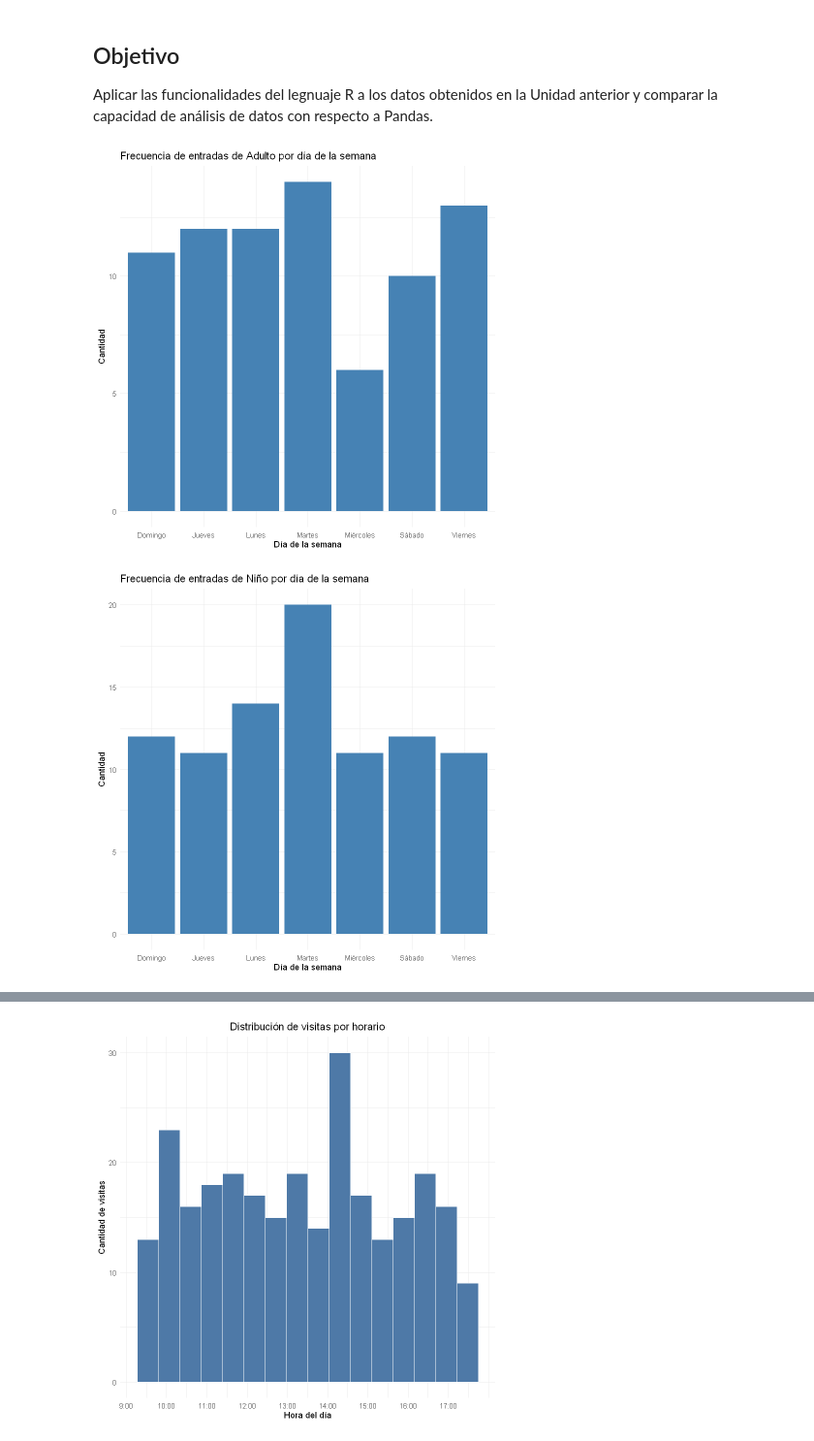
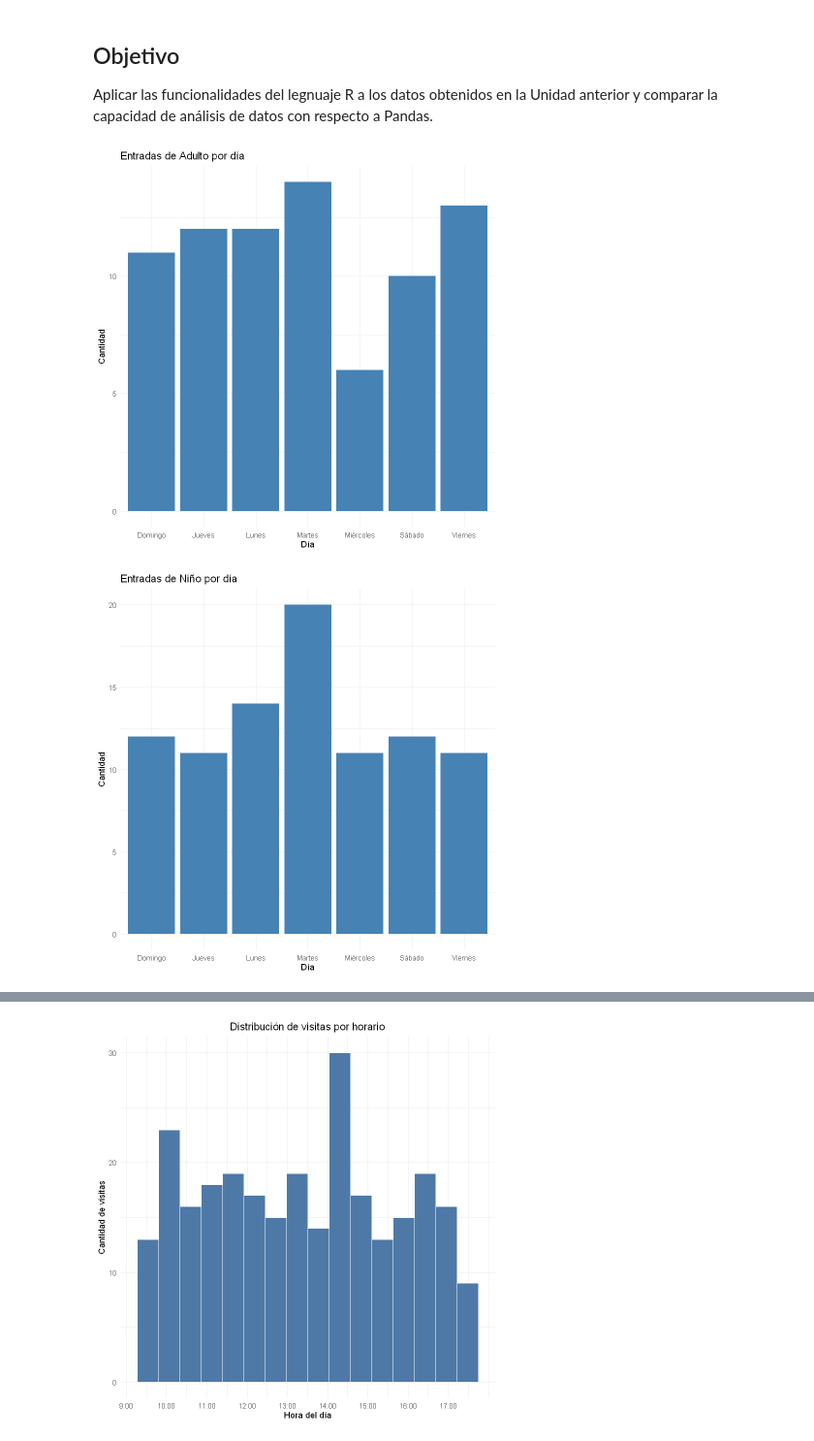
Before and after one commit to Vinbu/Pandas-Zoo-R, a Jupyter notebook: Tarea_3_Taller_Software_DS_Grupo_3.ipynb, the cells around one changed output, grey strips where cells are left out. Shown at 97% size. Drawn from its saved outputs; the diff is of its cells as text; code cells hidden in the pictures.

```diff
--- a/Tarea_3_Taller_Software_DS_Grupo_3.ipynb
+++ b/Tarea_3_Taller_Software_DS_Grupo_3.ipynb
@@ -40,27 +42,31 @@ entradas_habitats_limpio <- read.csv("./zoo_dataset/visitas_habitats_limpio.csv"
 entradas_shows_limpio <- read.csv("./zoo_dataset/visitas_shows_limpio.csv")
 visitas_habitats_limpio <- read.csv("./zoo_dataset/visitas_habitats_limpio.csv")
 # %%
-generar_grafico_1 <- function(dataframe, rango_etario_arg) {
-  entradas_filtradas <- dataframe %>%
-    filter(rango_etario == rango_etario_arg) %>%
-    count(día_semana)
+# --- Pregunta 1: Frecuencia de entrada por día y rango etario ---
+analisis_pregunta_1 <- function(entradas_df) {
+  plots <- list()
+  rango_etarios <- c("Adulto", "Niño", "Adulto Mayor")
 
-  ggplot(entradas_filtradas, aes(x = día_semana, y = n)) +
-    geom_bar(stat = "identity", fill = "steelblue") +
-    labs(
-      title = paste("Frecuencia de entradas de", rango_etario_arg, "por día de la semana"),
-      x = "Día de la semana",
-      y = "Cantidad"
-    ) +
-    theme_minimal()
+  for (edad in rango_etarios) {
+    entradas_filtradas <- entradas_df %>%
+      filter(rango_etario == edad) %>%
+      count(día_semana)
+
+    p <- ggplot(entradas_filtradas, aes(x = día_semana, y = n)) +
+      geom_bar(stat = "identity", fill = "steelblue") +
+      labs(title = paste("Entradas de", edad, "por día"), x = "Día", y = "Cantidad") +
+      theme_minimal()
+
+    plots[[edad]] <- p
+  }
+  return(list(plots = plots))
 }
 
-rango_etarios <- c("Adulto", "Niño", "Adulto Mayor")
+resultado_p1 <- analisis_pregunta_1(entradas_limpio)
 
-# Generar un gráfico por rango etario
-for (edad in rango_etarios) {
-  print(generar_grafico_1(entradas_limpio, edad))
-}
+resultado_p1$plots$Adulto
+resultado_p1$plots$Niño
+resultado_p1$plots$`Adulto Mayor`
 # %% [output]
-[figure, old version]
+[figure, new version]
-[figure, old version]
+[figure, new version]
```
Also changed, not shown: parts of 15 cells of this notebook, 1 other file.
